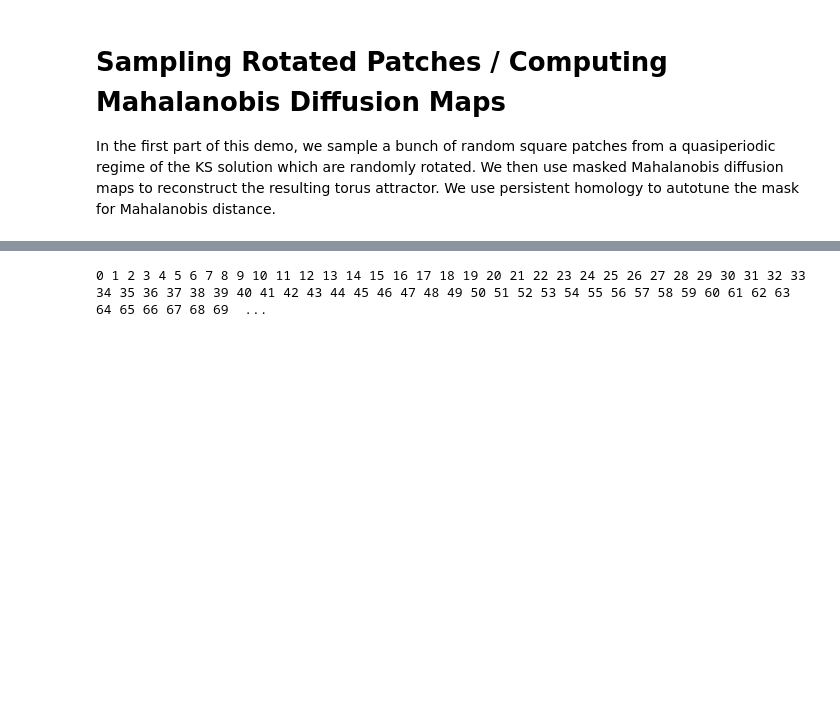
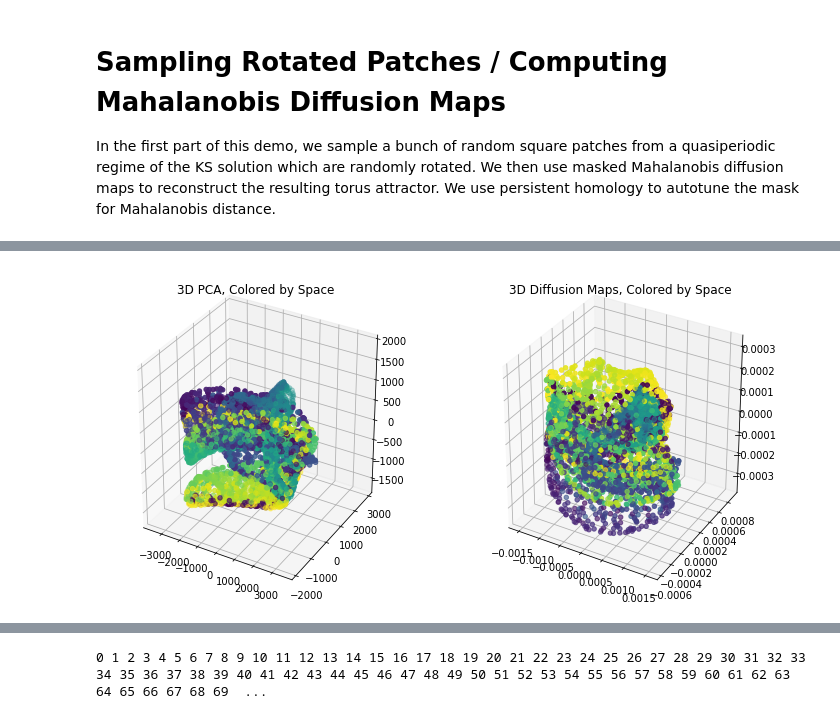
Before and after one commit to ctralie/DynamicsSynchronization, a Jupyter notebook: notebooks/RotatedPatches.ipynb, the cells around one changed output, grey strips where cells are left out. Cells and saved outputs as stored; diff of their text form; code cells hidden in the pictures; blank space fills up the shorter version.

```diff
--- a/notebooks/RotatedPatches.ipynb
+++ b/notebooks/RotatedPatches.ipynb
@@ -40,4 +50,28 @@ Elapsed time patch sampling: 4.36
 Reducing patch dimensions from 1024 to 120
+# %%
+## Demonstrate how bad PCA and diffusion maps are by themselves without Mahalanobis
+
+# Do PCA
+from sklearn.decomposition import PCA
+pca = PCA(n_components=3)
+YPCA = pca.fit_transform(ks.patches)
+
+# Do diffusion maps
+DSqr = getSSM(ks.patches)**2
+eps = np.max(DSqr)
+YDMaps = getDiffusionMap(DSqr, eps=eps, distance_matrix=True, neigs=4)
+
+xcoords = ks.xcoords
+fig = plt.figure(figsize=(12, 6))
+ax = fig.add_subplot(121, projection='3d')
+ax.scatter(YPCA[:, 0], YPCA[:, 1], YPCA[:, 2], c=xcoords)
+ax.set_title("3D PCA, Colored by Space")
+ax = fig.add_subplot(122, projection='3d')
+ax.scatter(YDMaps[:, 0], YDMaps[:, 1], YDMaps[:, 2], c=xcoords)
+ax.set_title("3D Diffusion Maps, Colored by Space")
+plt.show()
+# %% [output]
+[figure, added]
 # %%
 ## Compute the Mahalanobis distance and mask indices
 delta = 5
```
Also changed, not shown: parts of 14 cells of this notebook, 4 other files.
